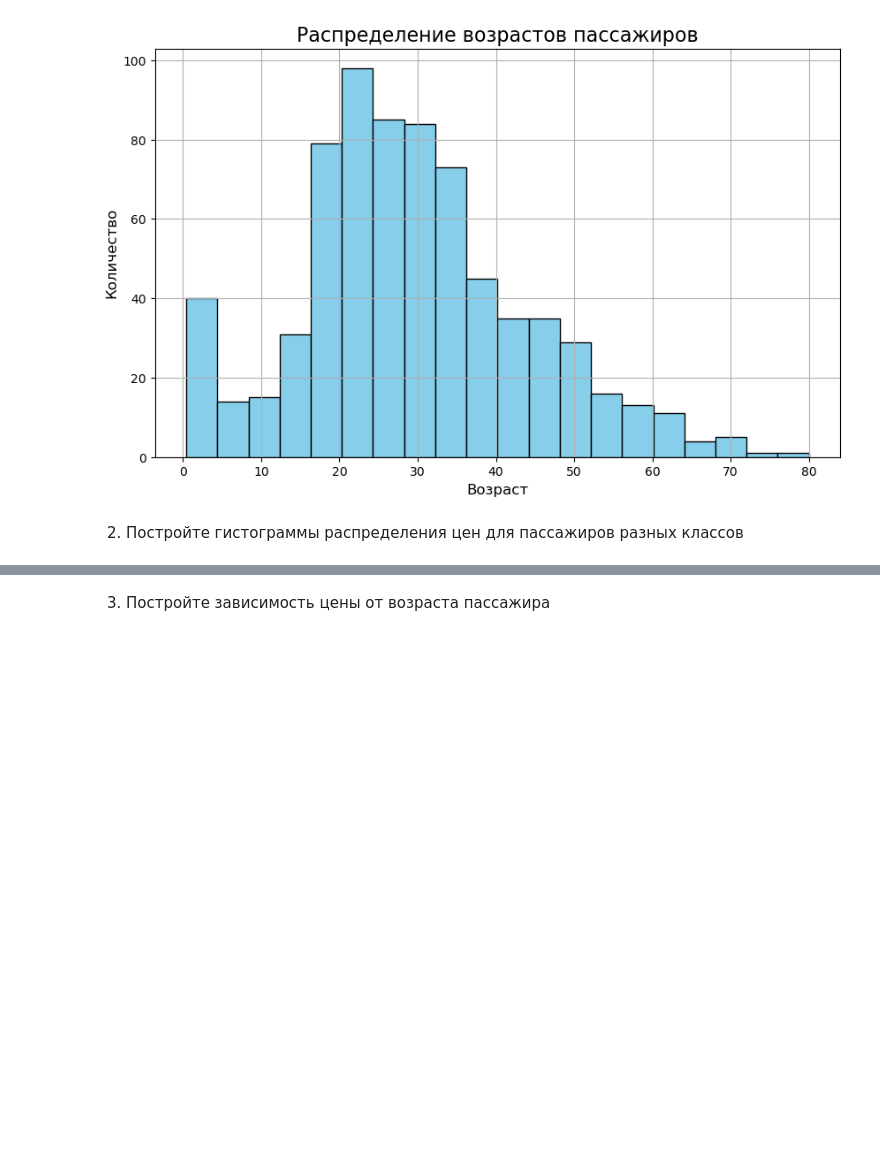
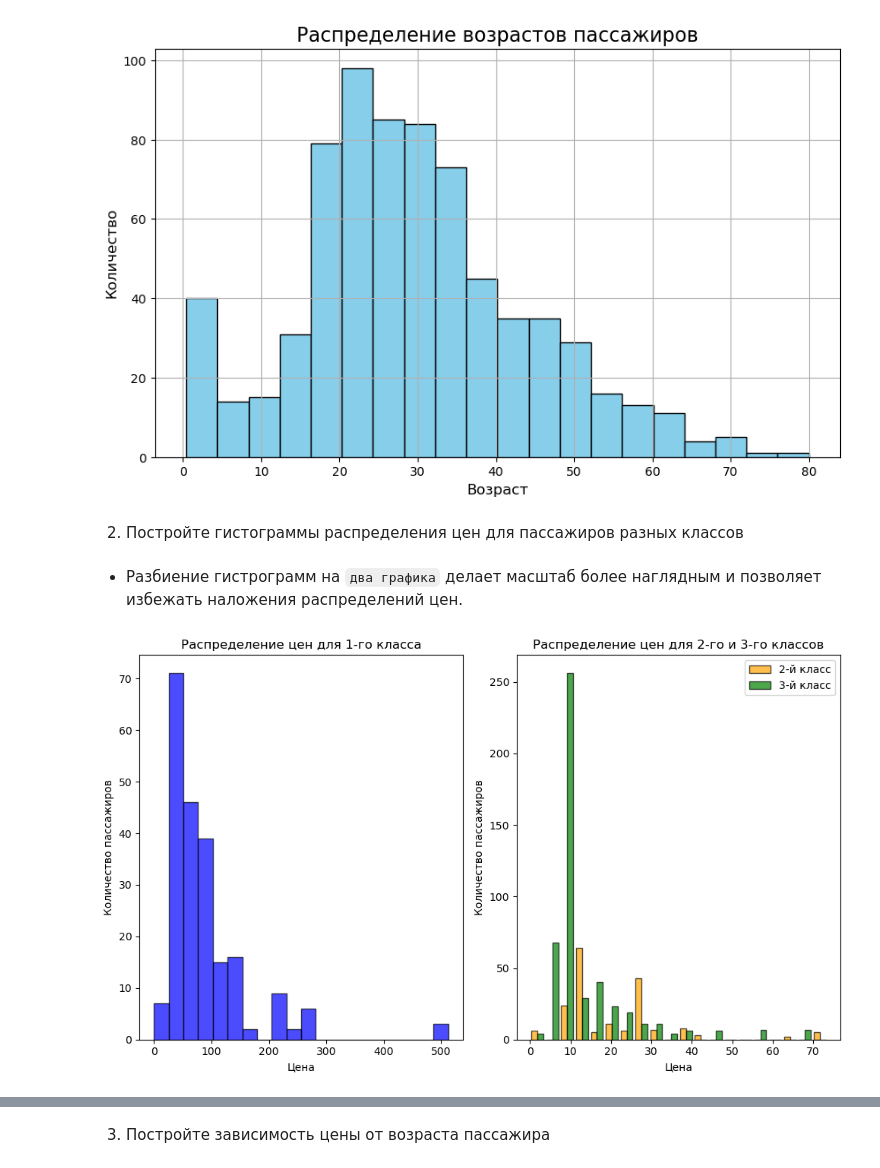
Before and after one commit to box1t/ML_5_sem, a Jupyter notebook: lab_1/Lab1-5.ipynb, the cells around one changed output, grey strips where cells are left out. Saved outputs shown, nothing was run; the diff lists cells and outputs as text; code cells hidden in the pictures; blank space fills up the shorter version.

```diff
--- a/lab_1/Lab1-5.ipynb
+++ b/lab_1/Lab1-5.ipynb
@@ -419,3 +419,36 @@ plt.show()
 [figure]
 # %% [markdown]
 2. Постройте гистограммы распределения цен для пассажиров разных классов
+# %% [markdown]
+- Разбиение гистрограмм на `два графика` делает масштаб более наглядным и позволяет избежать наложения распределений цен.
+# %%
+plt.figure(figsize=(10, 6))
+
+plt.subplot(1, 2, 1)
+plt.hist(
+    df[df['Pclass'] == 1]['Fare'],
+    bins=20, color='blue',
+    edgecolor='black',
+    alpha=0.7
+)
+plt.title('Распределение цен для 1-го класса')
+plt.xlabel('Цена')
+plt.ylabel('Количество пассажиров')
+
+plt.subplot(1, 2, 2)
+plt.hist(
+    [df[df['Pclass'] == 2]['Fare'], df[df['Pclass'] == 3]['Fare']],
+    bins=20, color=['orange', 'green'],
+    edgecolor='black',
+    alpha=0.7,
+    label=['2-й класс', '3-й класс']
+)
+plt.title('Распределение цен для 2-го и 3-го классов')
+plt.xlabel('Цена')
+plt.ylabel('Количество пассажиров')
+plt.legend()
+
+plt.tight_layout()
+plt.show()
+# %% [output]
+[figure, added]
```
Also changed, not shown: parts of 11 cells of this notebook.
